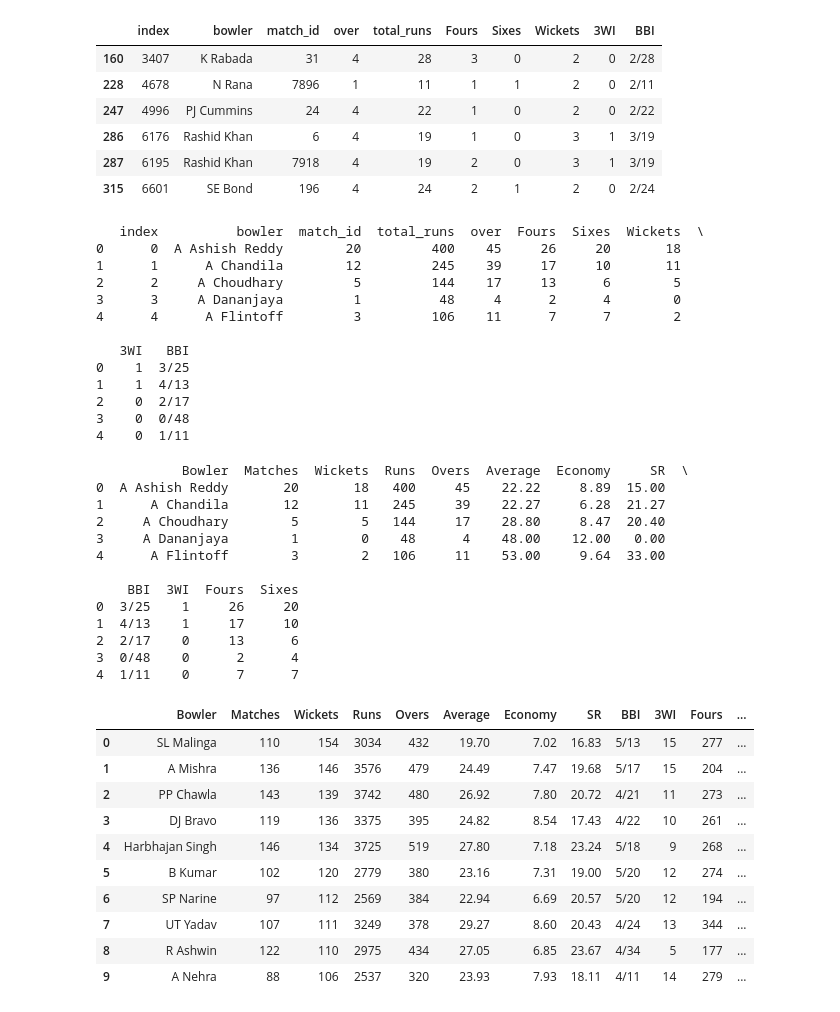
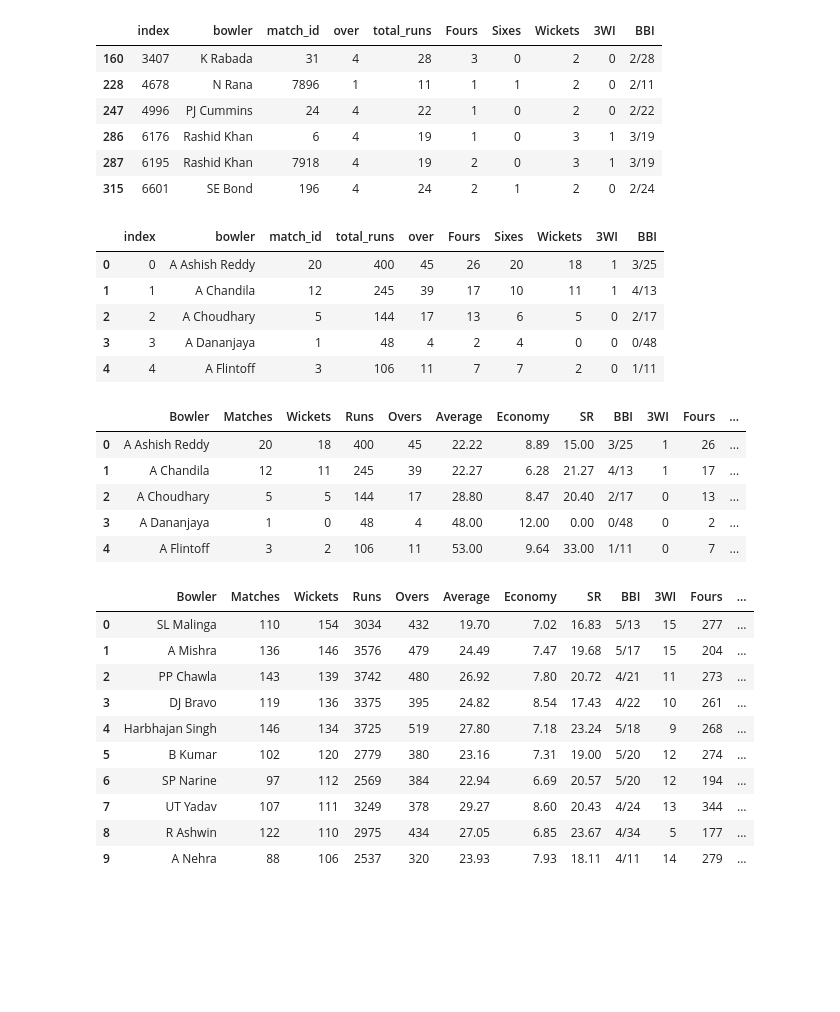
Before and after one commit to BadBoy46/IPLBuzz, a Jupyter notebook: Bowlers.ipynb, the cells around one changed output. Cells and saved outputs as stored; diff of their text form; code cells hidden in the pictures; blank space fills up the shorter version.

Commit message:
Updated Batsmen and Bowlers

```diff
--- a/Bowlers.ipynb
+++ b/Bowlers.ipynb
@@ -89,5 +81,6 @@ print(deliveries_bowlers.sample())
 bowlers_info = deliveries_bowlers.groupby(['bowler', 'match_id'], as_index=False).agg(
     {'over': lambda x: x.nunique(), 'total_runs': 'sum', 'Fours': 'sum', 'Sixes': 'sum', 'Wickets': 'sum'}).reset_index()
 
-print(bowlers_info.sample())
+recent_form = bowlers_info.copy()
+bowlers_info.sample()
 # %% [output]
@@ -142,3 +121,17 @@ print(bowlers_info.head())
 bowlers_info['bowler'].count()
 # %% [output]
 384
+# %%
+recent_form.head(30)
+recent_form = recent_form.groupby('bowler').tail(4)
+recent_form.drop(['match_id','Fours','Sixes'],axis=1,inplace=True)
+recent_form = recent_form.groupby(['bowler']).agg({'over':'sum' , 'total_runs':'sum', 'Wickets':'sum'}).reset_index()
+recent_form['Form_Average'] = np.where(recent_form['total_runs']/recent_form['Wickets'] == np.inf ,
+                                  recent_form['total_runs'],
+                                  recent_form['total_runs']/recent_form['Wickets'])
+recent_form['Form_Econ'] = np.where(recent_form['total_runs']/recent_form['over'] == np.inf,
+                                   0,recent_form['total_runs']/recent_form['over'])
+
+recent_form.rename(columns={'bowler':'Bowler','total_runs':'Recent_runs', 'Wickets':'Recent_wickets'},inplace=True)
+recent_form.drop(['over'],axis=1,inplace=True)
+recent_form.head()
@@ -166,25 +166,16 @@ bowlers_info[bowlers_info.duplicated(['bowler'], keep='last')]
 bowlers_info = bowlers_info.drop_duplicates('bowler', keep='last')
 career_stats = pd.merge(career_stats, bowlers_info[['bowler', 'BBI']], on='bowler')
 
-print(career_stats.head())
+career_stats.head()
 # %% [output]
-   index          bowler  match_id  total_runs  over  Fours  Sixes  Wickets  \
-0      0  A Ashish Reddy        20         400    45     26     20       18
-1      1      A Chandila        12         245    39     17     10       11
-2      2     A Choudhary         5         144    17     13      6        5
-3      3     A Dananjaya         1          48     4      2      4        0
-4      4      A Flintoff         3         106    11      7      7        2
-
-   3WI   BBI
-0    1  3/25
-1    1  4/13
-2    0  2/17
-3    0  0/48
-4    0  1/11
+|  | index | bowler | match_id | total_runs | over | Fours | Sixes | Wickets | 3WI | BBI |
+| 0 | 0 | A Ashish Reddy | 20 | 400 | 45 | 26 | 20 | 18 | 1 | 3/25 |
+| 1 | 1 | A Chandila | 12 | 245 | 39 | 17 | 10 | 11 | 1 | 4/13 |
+| 2 | 2 | A Choudhary | 5 | 144 | 17 | 13 | 6 | 5 | 0 | 2/17 |
+| 3 | 3 | A Dananjaya | 1 | 48 | 4 | 2 | 4 | 0 | 0 | 0/48 |
+| 4 | 4 | A Flintoff | 3 | 106 | 11 | 7 | 7 | 2 | 0 | 1/11 |
 # %%
 career_stats = career_stats.rename(columns={'bowler': 'Bowler', 'total_runs': 'Runs', 'match_id': 'Matches', 'over': 'Overs'})
-#career_stats['Average'] = np.around(career_stats['Runs'] / career_stats['Wickets'], 2)
-#career_stats['SR'] = np.around((career_stats['Overs']*6) / career_stats['Wickets'], 2)
 career_stats['Economy'] = np.around(career_stats['Runs'] / career_stats['Overs'], 2)
 career_stats['Average'] = np.where(career_stats['Wickets'] == 0 , career_stats['Runs'],
                                    np.around(career_stats['Runs'] / career_stats['Wickets'], 2) )
@@ -192,24 +183,21 @@ career_stats['SR'] = np.where(career_stats['Wickets'] == 0 , 0,
                               np.around((career_stats['Overs']*6) / career_stats['Wickets'], 2))
 
 # Reordering columns for presentation
-sequence = ['Bowler', 'Matches', 'Wickets', 'Runs', 'Overs' , 'Average' ,'Economy', 'SR', 'BBI',  '3WI', 'Fours', 'Sixes']
-
-career_stats = career_stats[sequence]
-print(career_stats.head())
-# %% [output]
-           Bowler  Matches  Wickets  Runs  Overs  Average  Economy     SR  \
-0  A Ashish Reddy       20       18   400     45    22.22     8.89  15.00
-1      A Chandila       12       11   245     39    22.27     6.28  21.27
-2     A Choudhary        5        5   144     17    28.80     8.47  20.40
-3     A Dananjaya        1        0    48      4    48.00    12.00   0.00
-4      A Flintoff        3        2   106     11    53.00     9.64  33.00
-
-    BBI  3WI  Fours  Sixes
-0  3/25    1     26     20
-1  4/13    1     17     10
-2  2/17    0     13      6
-3  0/48    0      2      4
-4  1/11    0      7      7
+# %%
+career_stats = pd.merge(career_stats, recent_form, on='Bowler')
+
+sequence = ['Bowler', 'Matches', 'Wickets', 'Runs', 'Overs' , 'Average' ,'Economy', 'SR', 'BBI',  '3WI', 'Fours', 'Sixes',
+           'Recent_runs','Recent_wickets','Form_Average','Form_Econ']
+
+career_stats = career_stats[sequence]
+career_stats.head()
+# %% [output]
+|  | Bowler | Matches | Wickets | Runs | Overs | Average | Economy | SR | BBI | 3WI | Fours | ... |
+| 0 | A Ashish Reddy | 20 | 18 | 400 | 45 | 22.22 | 8.89 | 15.00 | 3/25 | 1 | 26 | ... |
+| 1 | A Chandila | 12 | 11 | 245 | 39 | 22.27 | 6.28 | 21.27 | 4/13 | 1 | 17 | ... |
+| 2 | A Choudhary | 5 | 5 | 144 | 17 | 28.80 | 8.47 | 20.40 | 2/17 | 0 | 13 | ... |
+| 3 | A Dananjaya | 1 | 0 | 48 | 4 | 48.00 | 12.00 | 0.00 | 0/48 | 0 | 2 | ... |
+| 4 | A Flintoff | 3 | 2 | 106 | 11 | 53.00 | 9.64 | 33.00 | 1/11 | 0 | 7 | ... |
 # %%
 career_stats.sort_values(by='Wickets', ascending=False).reset_index(drop='T')[:10]
 # %% [output]
```
Also changed, not shown: parts of 8 cells of this notebook, 4 other files.
